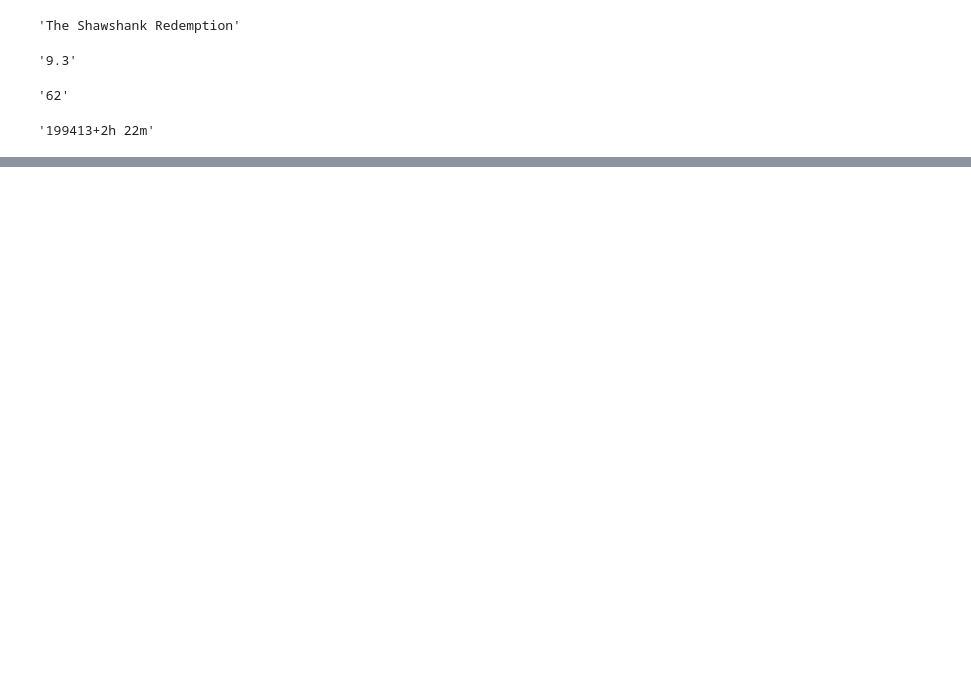
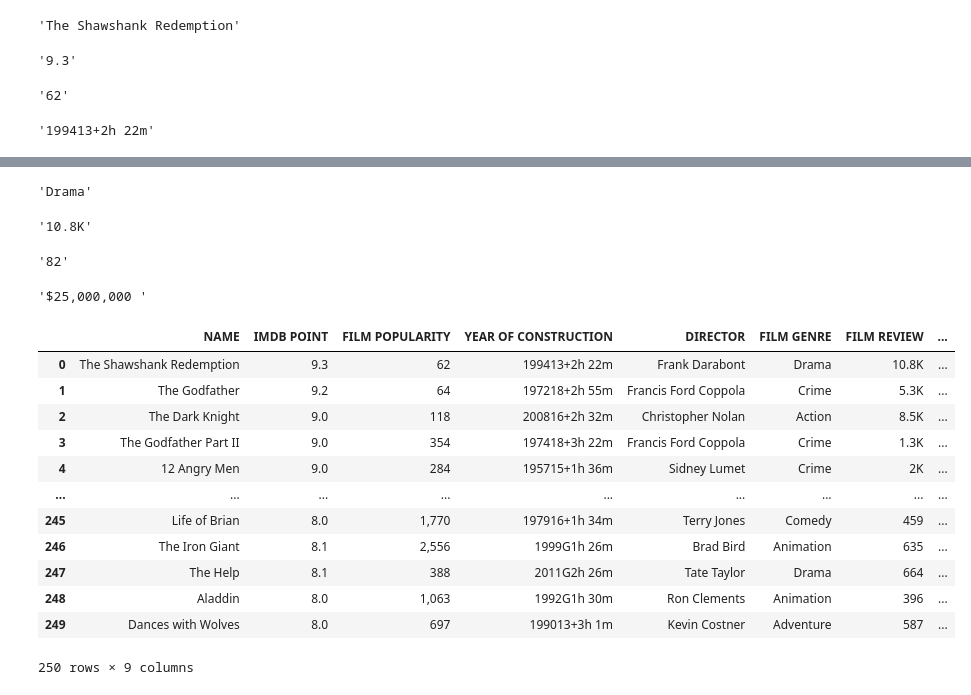
Before and after one commit to alituydurr/IDSA-Project, a Jupyter notebook: proje2.ipynb, the cells around one changed output, grey strips where cells are left out. Saved outputs shown, nothing was run; the diff lists cells and outputs as text; code cells hidden in the pictures; blank space fills up the shorter version.

```diff
--- a/proje2.ipynb
+++ b/proje2.ipynb
@@ -159,0 +169,20 @@ tml.find("ul", {"class":"ipc-inline-list ipc-inline-list--show-dividers sc-afe43
+# %%
+#Film türü
+html.find("span",{"class":"ipc-chip__text"}).text.strip()
+# %% [output]
+'Drama'
+# %%
+#İnceleme sayısı
+html.find("span",{"class":"score"}).text.strip()
+# %% [output]
+'10.8K'
+# %%
+#mata score
+html.find("span",{"class":"score-meta"}).text.strip()
+# %% [output]
+'82'
+# %%
+#PRICE
+html.find('li',{'class':'ipc-metadata-list__item sc-6d4f3f8c-2 byhjlB'}).find('span',{'class':'ipc-metadata-list-item__list-content-item'}).text.strip().replace('(estimated)','')
+# %% [output]
+'$25,000,000 '
@@ -159,0 +236,16 @@ tml.find("ul", {"class":"ipc-inline-list ipc-inline-list--show-dividers sc-afe43
+# %%
+df
+# %% [output]
+|  | NAME | IMDB POINT | FILM POPULARITY | YEAR OF CONSTRUCTION | DIRECTOR | FILM GENRE | FILM REVIEW | ... |
+| 0 | The Shawshank Redemption | 9.3 | 62 | 199413+2h 22m | Frank Darabont | Drama | 10.8K | ... |
+| 1 | The Godfather | 9.2 | 64 | 197218+2h 55m | Francis Ford Coppola | Crime | 5.3K | ... |
+| 2 | The Dark Knight | 9.0 | 118 | 200816+2h 32m | Christopher Nolan | Action | 8.5K | ... |
+| 3 | The Godfather Part II | 9.0 | 354 | 197418+3h 22m | Francis Ford Coppola | Crime | 1.3K | ... |
+| 4 | 12 Angry Men | 9.0 | 284 | 195715+1h 36m | Sidney Lumet | Crime | 2K | ... |
+| ... | ... | ... | ... | ... | ... | ... | ... | ... |
+| 245 | Life of Brian | 8.0 | 1,770 | 197916+1h 34m | Terry Jones | Comedy | 459 | ... |
+| 246 | The Iron Giant | 8.1 | 2,556 | 1999G1h 26m | Brad Bird | Animation | 635 | ... |
+| 247 | The Help | 8.1 | 388 | 2011G2h 26m | Tate Taylor | Drama | 664 | ... |
+| 248 | Aladdin | 8.0 | 1,063 | 1992G1h 30m | Ron Clements | Animation | 396 | ... |
+| 249 | Dances with Wolves | 8.0 | 697 | 199013+3h 1m | Kevin Costner | Adventure | 587 | ... |
+250 rows × 9 columns
```
Also changed, not shown: parts of 10 cells of this notebook.
